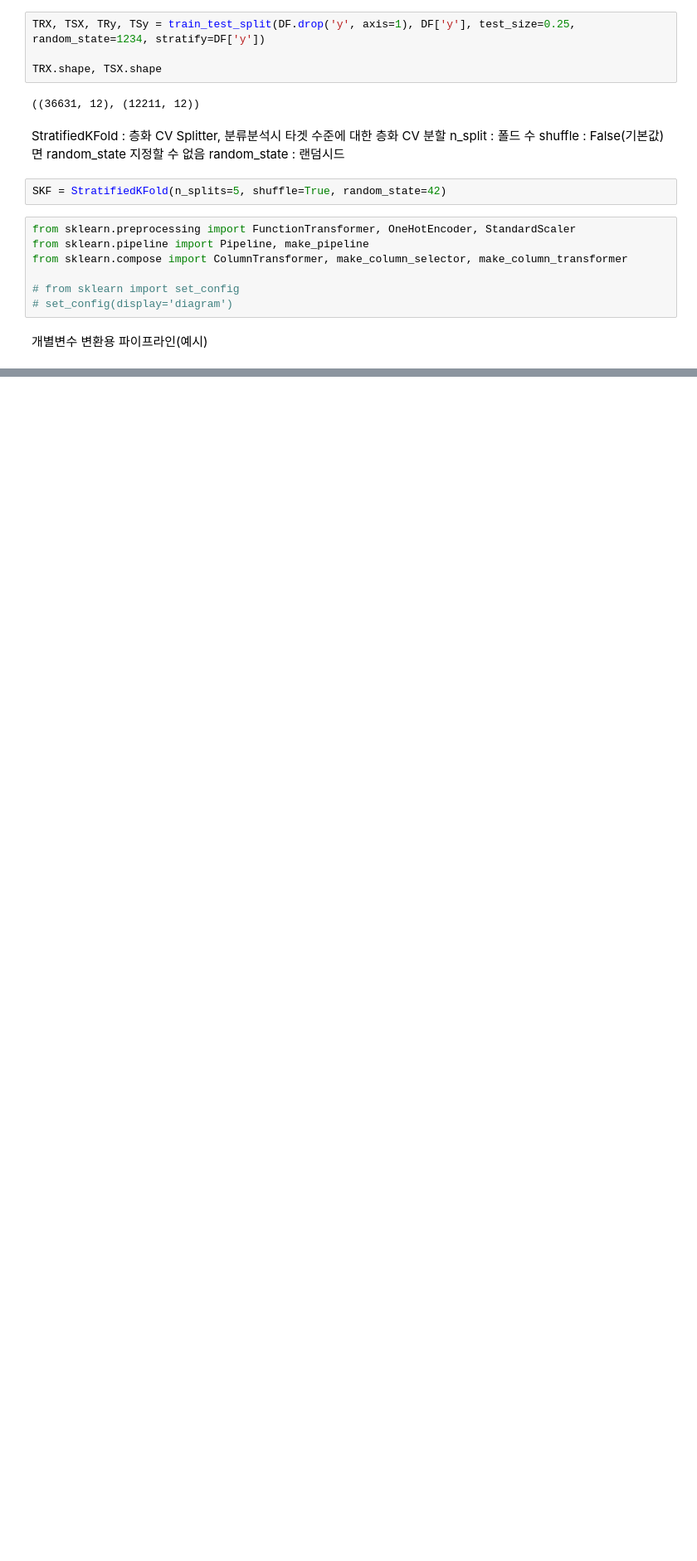
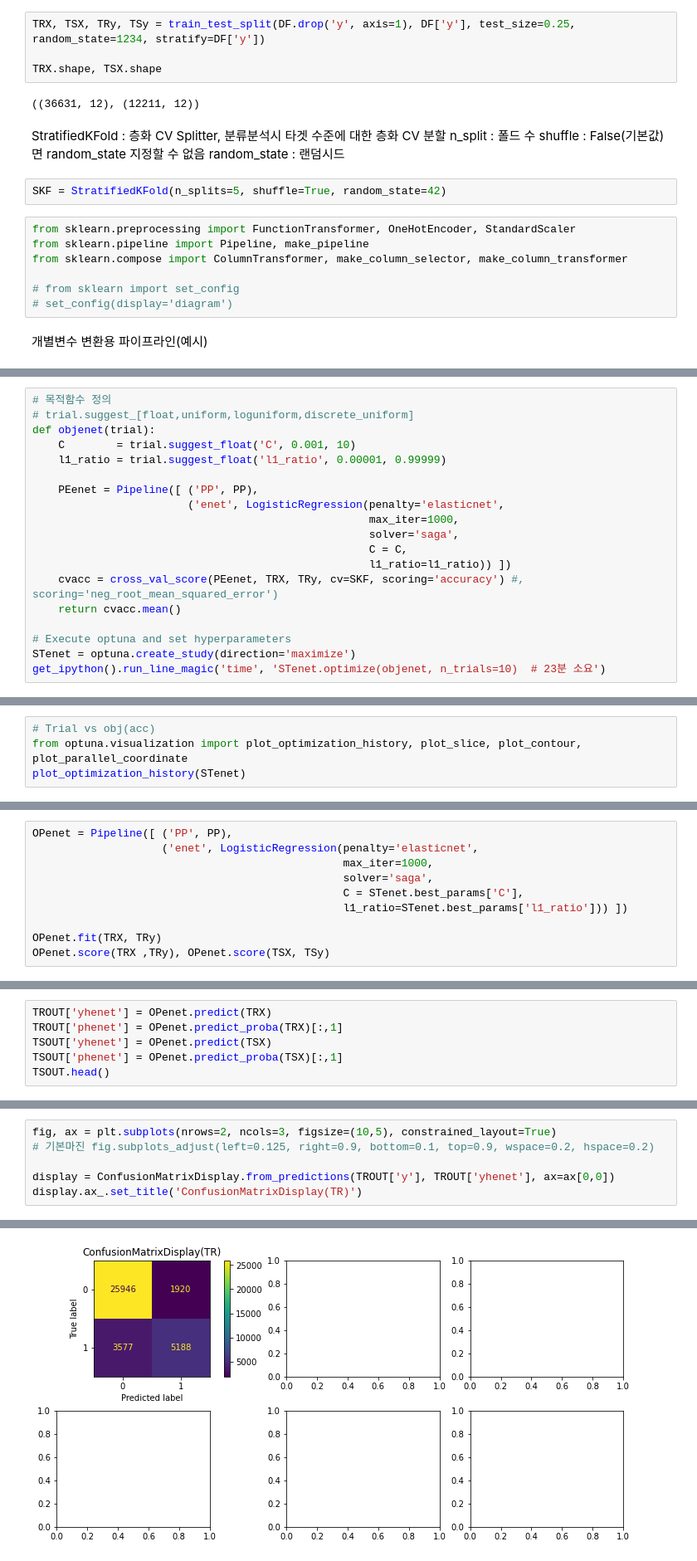
Before and after one commit to 2hongbi/DWU, a Jupyter notebook: big-data/big-data-algorithm/ADULT-ML-03-ML-classweight.ipynb, the cells around one changed output, grey strips where cells are left out. Shown at 83% size. Drawn from its saved outputs; the diff is of its cells as text; blank space fills up the shorter version.

```diff
--- a/big-data/big-data-algorithm/ADULT-ML-03-ML-classweight.ipynb
+++ b/big-data/big-data-algorithm/ADULT-ML-03-ML-classweight.ipynb
@@ -204,0 +490,19 @@ ValueError: too many values to unpack (expected 2)
+# %%
+# 목적함수 정의
+# trial.suggest_[float,uniform,loguniform,discrete_uniform]
+def objenet(trial):
+    C        = trial.suggest_float('C', 0.001, 10)
+    l1_ratio = trial.suggest_float('l1_ratio', 0.00001, 0.99999)
+
+    PEenet = Pipeline([ ('PP', PP),
+                        ('enet', LogisticRegression(penalty='elasticnet',
+                                                    max_iter=1000,
+                                                    solver='saga',
+                                                    C = C,
+                                                    l1_ratio=l1_ratio)) ])
+    cvacc = cross_val_score(PEenet, TRX, TRy, cv=SKF, scoring='accuracy') #, scoring='neg_root_mean_squared_error')
+    return cvacc.mean()
+
+# Execute optuna and set hyperparameters
+STenet = optuna.create_study(direction='maximize')
+get_ipython().run_line_magic('time', 'STenet.optimize(objenet, n_trials=10)  # 23분 소요')
@@ -204,0 +523,4 @@ ValueError: too many values to unpack (expected 2)
+# %%
+# Trial vs obj(acc)
+from optuna.visualization import plot_optimization_history, plot_slice, plot_contour, plot_parallel_coordinate
+plot_optimization_history(STenet)
@@ -204,0 +552,10 @@ ValueError: too many values to unpack (expected 2)
+# %%
+OPenet = Pipeline([ ('PP', PP),
+                    ('enet', LogisticRegression(penalty='elasticnet',
+                                                max_iter=1000,
+                                                solver='saga',
+                                                C = STenet.best_params['C'],
+                                                l1_ratio=STenet.best_params['l1_ratio'])) ])
+
+OPenet.fit(TRX, TRy)
+OPenet.score(TRX ,TRy), OPenet.score(TSX, TSy)
@@ -204,0 +565,6 @@ ValueError: too many values to unpack (expected 2)
+# %%
+TROUT['yhenet'] = OPenet.predict(TRX)
+TROUT['phenet'] = OPenet.predict_proba(TRX)[:,1]
+TSOUT['yhenet'] = OPenet.predict(TSX)
+TSOUT['phenet'] = OPenet.predict_proba(TSX)[:,1]
+TSOUT.head()
@@ -204,0 +595,7 @@ ValueError: too many values to unpack (expected 2)
+# %%
+fig, ax = plt.subplots(nrows=2, ncols=3, figsize=(10,5), constrained_layout=True)
+# 기본마진 fig.subplots_adjust(left=0.125, right=0.9, bottom=0.1, top=0.9, wspace=0.2, hspace=0.2)
+
+display = ConfusionMatrixDisplay.from_predictions(TROUT['y'], TROUT['yhenet'], ax=ax[0,0])
+display.ax_.set_title('ConfusionMatrixDisplay(TR)')
+# %% [output]
@@ -204,0 +603 @@ ValueError: too many values to unpack (expected 2)
+[figure, added]
```
Also changed, not shown: parts of 40 cells of this notebook.
